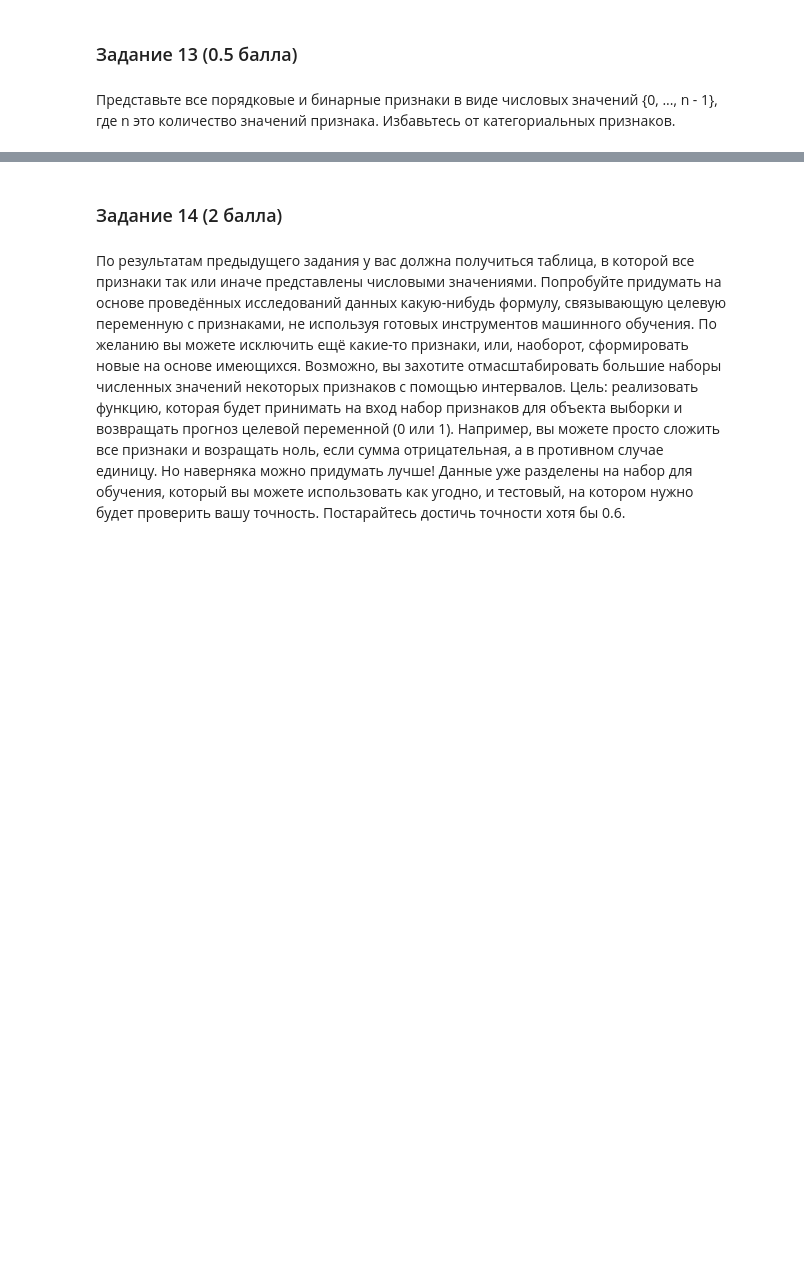
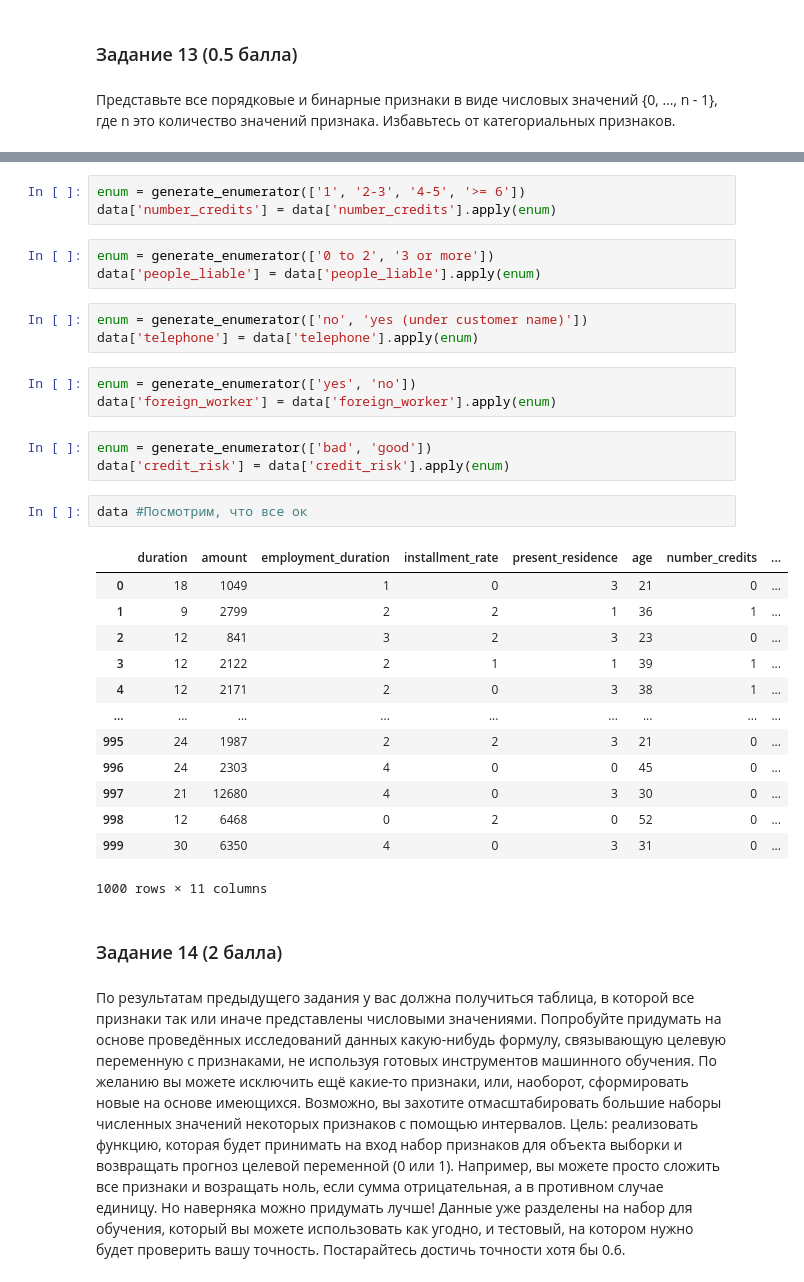
Before and after one commit to alyonabelenko/Courses, a Jupyter notebook: IAD2/03_eda/hw03-EDA.ipynb, the cells around one changed output, grey strips where cells are left out. Saved outputs shown, nothing was run; the diff lists cells and outputs as text; blank space fills up the shorter version.

```diff
--- a/IAD2/03_eda/hw03-EDA.ipynb
+++ b/IAD2/03_eda/hw03-EDA.ipynb
@@ -324,3 +375,34 @@ plt.show()
+# %%
+enum = generate_enumerator(['1', '2-3', '4-5', '>= 6'])
+data['number_credits'] = data['number_credits'].apply(enum)
+# %%
+enum = generate_enumerator(['0 to 2', '3 or more'])
+data['people_liable'] = data['people_liable'].apply(enum)
+# %%
+enum = generate_enumerator(['no', 'yes (under customer name)'])
+data['telephone'] = data['telephone'].apply(enum)
+# %%
+enum = generate_enumerator(['yes', 'no'])
+data['foreign_worker'] = data['foreign_worker'].apply(enum)
+# %%
+enum = generate_enumerator(['bad', 'good'])
+data['credit_risk'] = data['credit_risk'].apply(enum)
+# %%
+data #Посмотрим, что все ок
+# %% [output]
+|  | duration | amount | employment_duration | installment_rate | present_residence | age | number_credits | ... |
+| 0 | 18 | 1049 | 1 | 0 | 3 | 21 | 0 | ... |
+| 1 | 9 | 2799 | 2 | 2 | 1 | 36 | 1 | ... |
+| 2 | 12 | 841 | 3 | 2 | 3 | 23 | 0 | ... |
+| 3 | 12 | 2122 | 2 | 1 | 1 | 39 | 1 | ... |
+| 4 | 12 | 2171 | 2 | 0 | 3 | 38 | 1 | ... |
+| ... | ... | ... | ... | ... | ... | ... | ... | ... |
+| 995 | 24 | 1987 | 2 | 2 | 3 | 21 | 0 | ... |
+| 996 | 24 | 2303 | 4 | 0 | 0 | 45 | 0 | ... |
+| 997 | 21 | 12680 | 4 | 0 | 3 | 30 | 0 | ... |
+| 998 | 12 | 6468 | 0 | 2 | 0 | 52 | 0 | ... |
+| 999 | 30 | 6350 | 4 | 0 | 3 | 31 | 0 | ... |
+1000 rows × 11 columns
 # %% [markdown]
 ### Задание 14  (2 балла)
 # %% [markdown]
```
Also changed, not shown: parts of 26 cells of this notebook.
